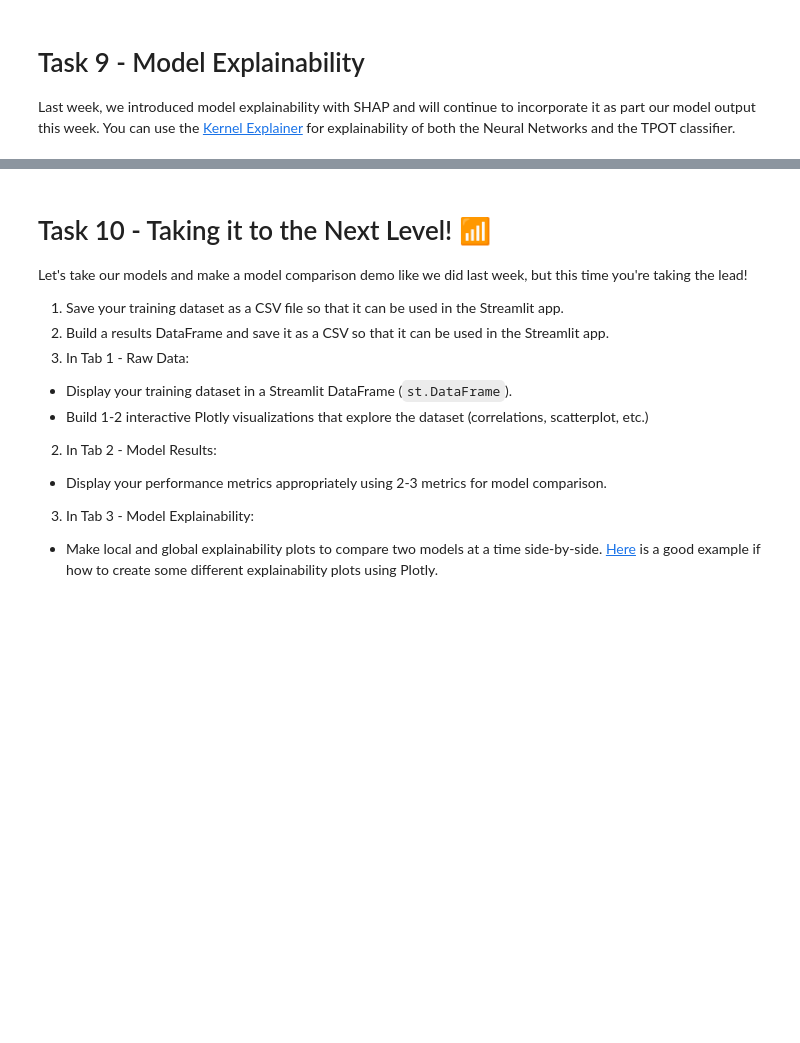
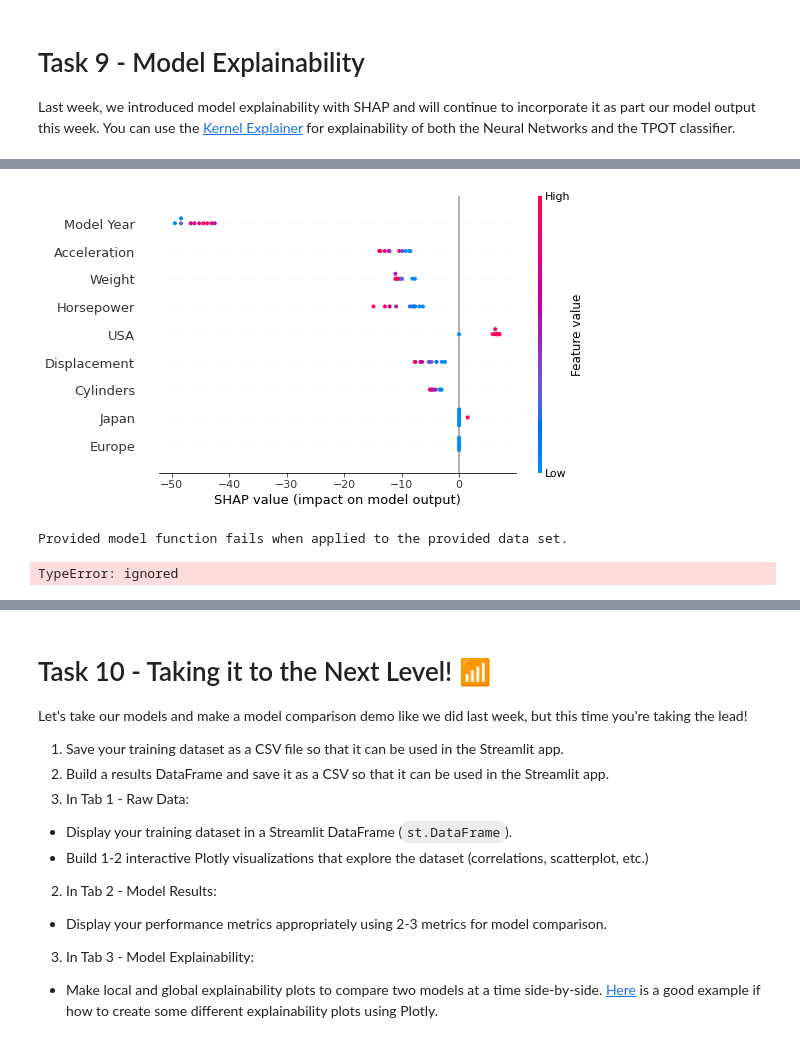
Before and after one commit to sushvij/assignment7, a Jupyter notebook: Copy_of_Sush_Copy_of_fuel_efficiency.ipynb, the cells around one changed output, grey strips where cells are left out. Cells and saved outputs as stored; diff of their text form; code cells hidden in the pictures; blank space fills up the shorter version.

```diff
--- a/Copy_of_Sush_Copy_of_fuel_efficiency.ipynb
+++ b/Copy_of_Sush_Copy_of_fuel_efficiency.ipynb
@@ -866,0 +1232,13 @@ import shap
+# %%
+shap.plots.beeswarm(shap_values)
+# %% [output]
+[figure, added]
+# %%
+# 2nd part of task with different model - clearly doesn't work simply for
+# an exported pipeline
+
+
+tpot_explainer = shap.KernelExplainer(exported_pipeline, test_features)
+# %% [output]
+Provided model function fails when applied to the provided data set.
+TypeError: ignored
```
Also changed, not shown: parts of 85 cells of this notebook.
